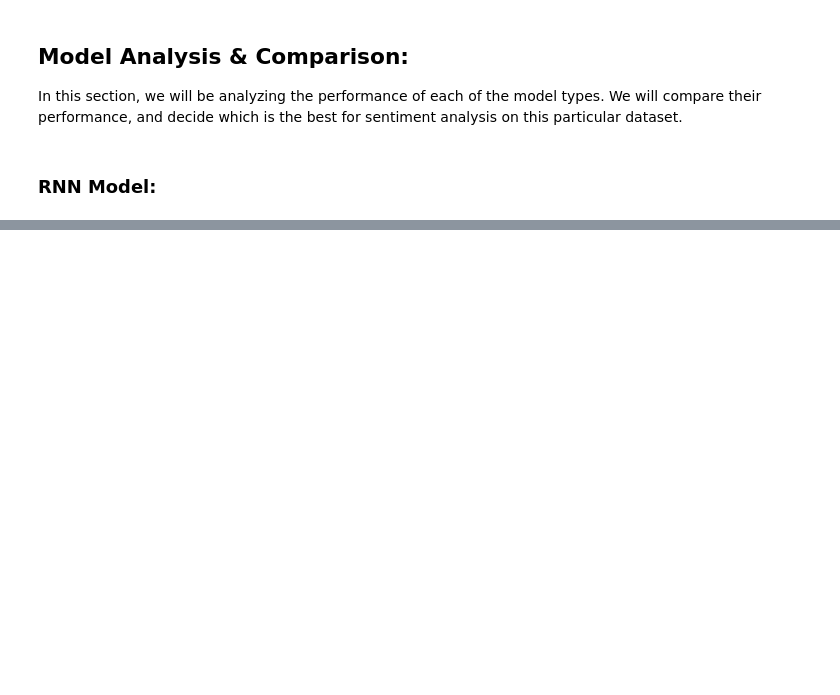
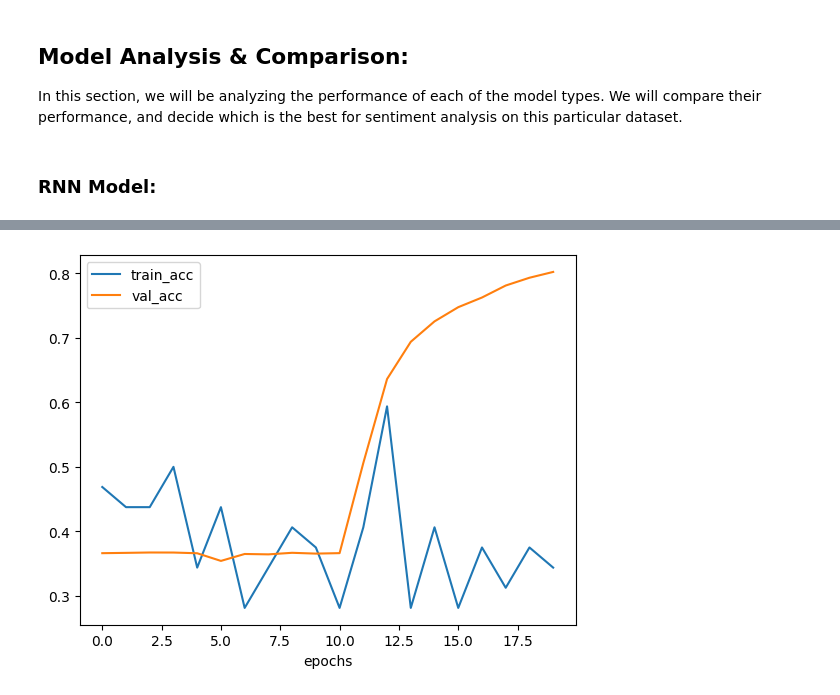
Before and after one commit to ScholarChrispy/ML-Final-Project, a Jupyter notebook: Project.ipynb, the cells around one changed output, grey strips where cells are left out. Saved outputs shown, nothing was run; the diff lists cells and outputs as text; code cells hidden in the pictures; blank space fills up the shorter version.

```diff
--- a/Project.ipynb
+++ b/Project.ipynb
@@ -609,0 +687,10 @@ acc.plot.line();
+# %%
+metrics = pd.read_csv('./lightning_logs/LSTM/version_1/metrics.csv')
+val_acc = metrics['validation accuracy'].dropna().reset_index(drop=True).to_frame()
+val_acc.index.name = 'epochs'
+val_acc.columns = ['val_acc']
+train_acc = metrics['training accuracy'].dropna().reset_index(drop=True).to_frame()
+train_acc.index.name = 'epochs'
+train_acc.columns = ['train_acc']
+acc = train_acc.merge(val_acc, left_index=True, right_index=True)
+acc
@@ -609,0 +716,4 @@ acc.plot.line();
+# %%
+acc.plot.line();
+# %% [output]
+[figure, added]
```
Also changed, not shown: parts of 13 cells of this notebook.
